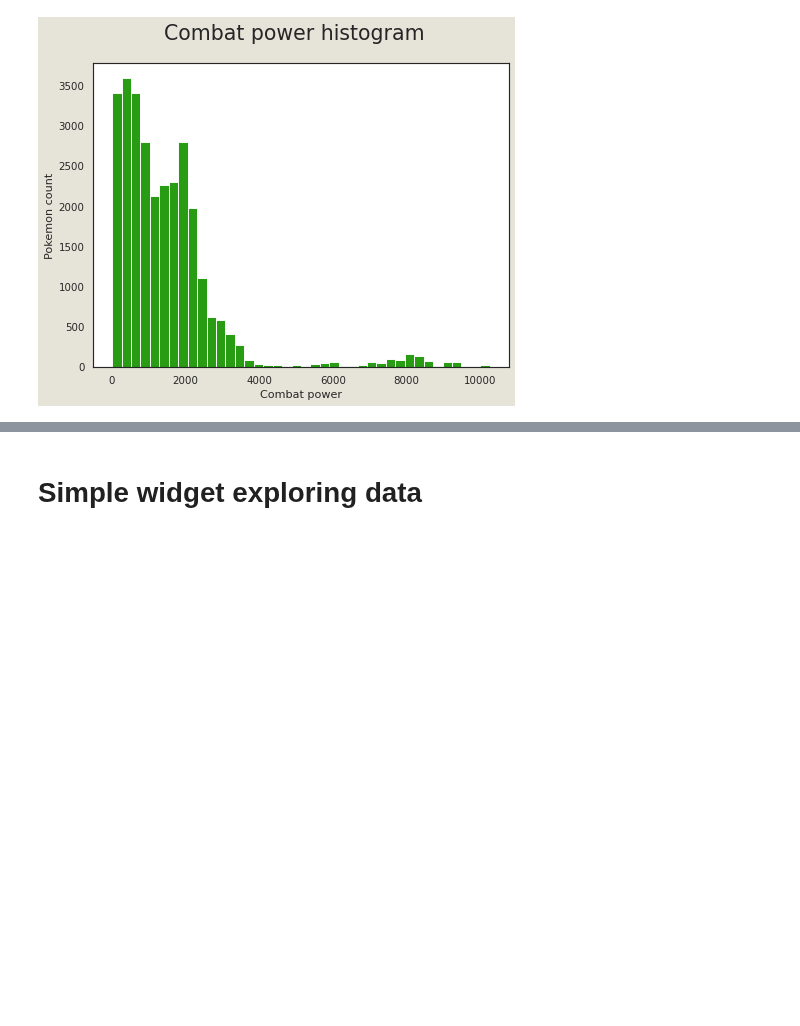
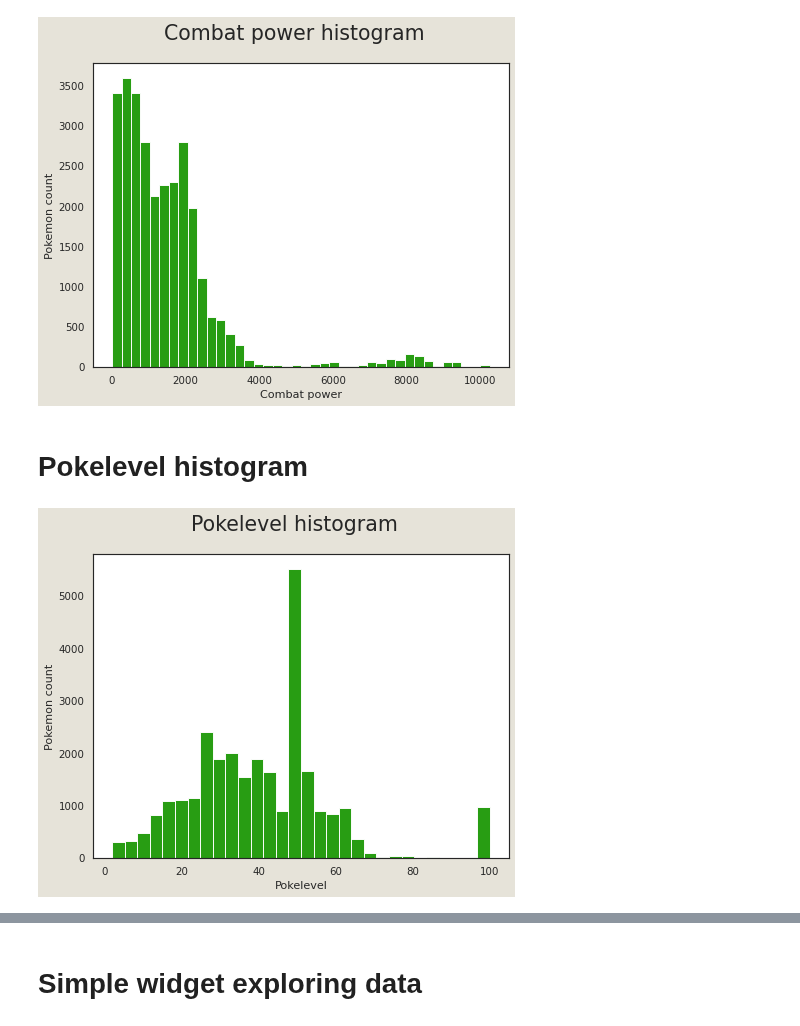
Before and after one commit to infoshareacademy/jdszr2-DataResearchers, a Jupyter notebook: python/main.ipynb, the cells around one changed output, grey strips where cells are left out. Saved outputs shown, nothing was run; the diff lists cells and outputs as text; code cells hidden in the pictures; blank space fills up the shorter version.

```diff
--- a/python/main.ipynb
+++ b/python/main.ipynb
@@ -72,4 +95,17 @@ plt.ylabel("Pokemon count")
 plt.show()
 # %% [output]
 [figure]
+# %% [markdown]
+# Pokelevel histogram
+# %%
+sns.set_style("white")
+sns.set_context("notebook")
+
+plt.figure(num=None, figsize=(8, 6), dpi=67, facecolor='#E6E3D9', edgecolor='k').suptitle('Pokelevel histogram', fontsize=22)
+plt.hist(pokemon_df['pokelevel'], bins=30, color="#289D13")
+plt.xlabel("Pokelevel")
+plt.ylabel("Pokemon count")
+plt.show()
+# %% [output]
+[figure, added]
 # %% [markdown]
```
Also changed, not shown: parts of 18 cells of this notebook, 2 other files.
